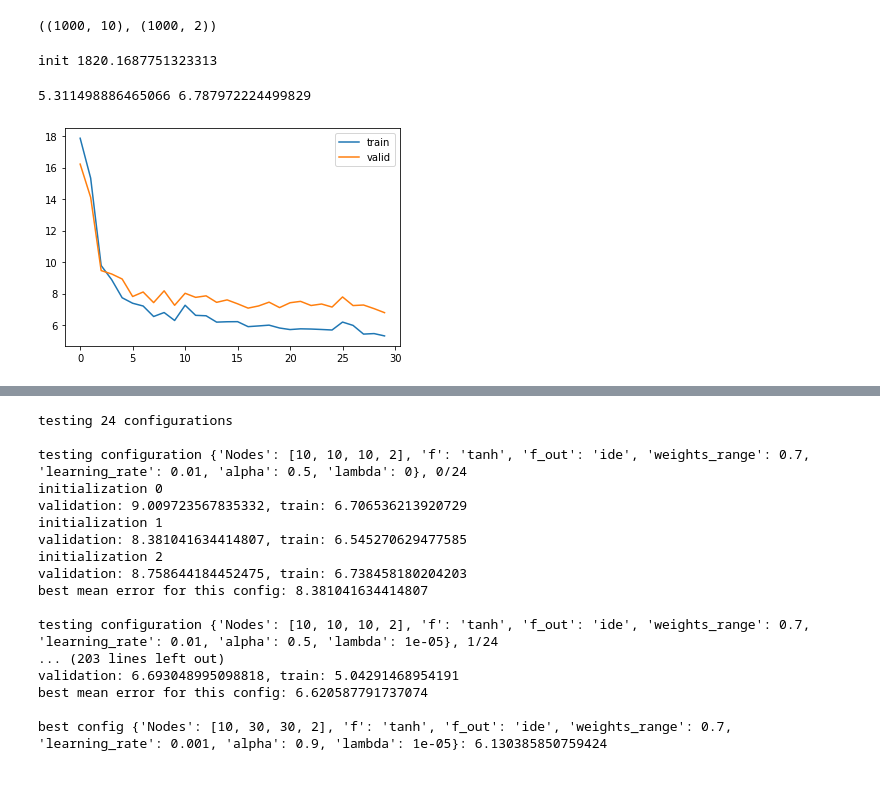
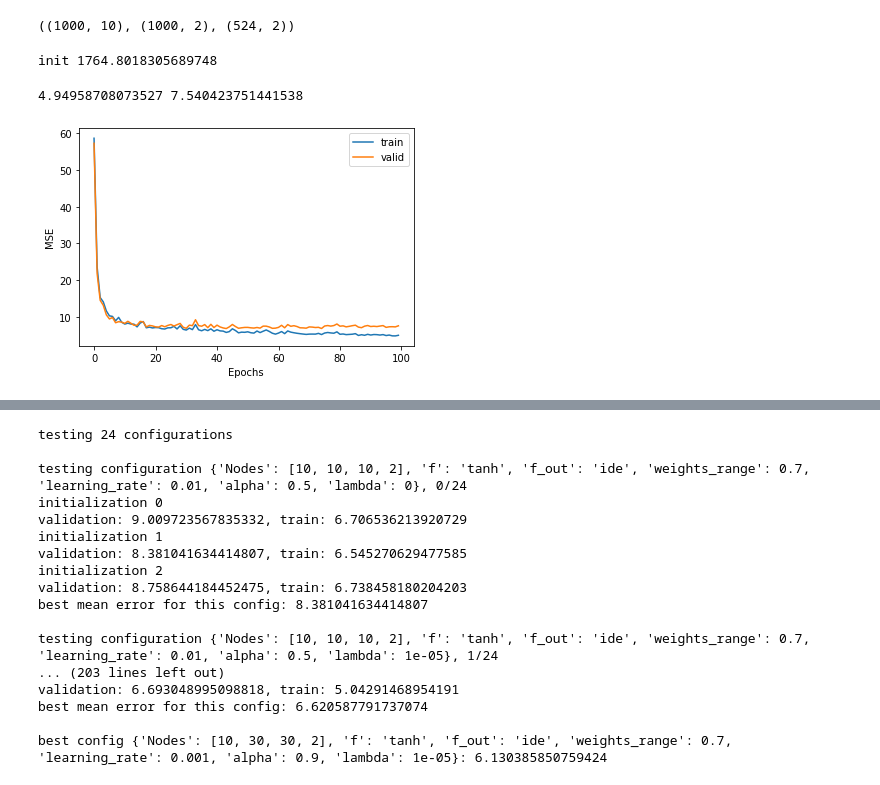
Before and after one commit to sd3ntato/ML-Project, a Jupyter notebook: CUP.ipynb, the cells around one changed output, grey strips where cells are left out. Drawn from its saved outputs; the diff is of its cells as text; code cells hidden in the pictures.

```diff
--- a/CUP.ipynb
+++ b/CUP.ipynb
@@ -6,7 +6,7 @@ from IPython.display import clear_output
 from MLP import *
 from gridSearch import *
 # %%
-data = pd.read_csv('cup/ML-CUP20-TR.csv',sep=',',index_col=0)
+data = pd.read_csv('cup/ML-CUP20-TR.csv',sep=',',header=None,index_col=0)
 data = data.to_numpy()
 
 sep=1000 #separator training set - validation set
@@ -15,29 +15,34 @@ ty = data[:sep,-2:]
 vx = data[sep:,:-2]
 vy = data[sep:,-2:]
 
-tx.shape, ty.shape
+tx.shape, ty.shape, vy.shape
 # %% [output]
-((1000, 10), (1000, 2))
+((1000, 10), (1000, 2), (524, 2))
 # %%
-n = MLP(  Nodes=[10,30,30,2], f='tanh', f_out='ide', w_range=.7)
+n = MLP(  Nodes=[10,60,30,2], f='tanh', f_out='ide')
 print('init', n.error(tx,ty))
 # %% [output]
-init 1820.1687751323313
+init 1764.8018305689748
 # %%
 # care: if bs is small it's better to use high measure_interval as the error tends to zig-zag
 n.train(tx, ty, 1e-02,
   a = 5e-01,
-  l = 1e-4,
-  max_epochs = 30,
-  tresh = .05,
+  l = 0,
+  max_epochs = 100,
+  tresh = .1,
   bs=30,
+  measure_interval=20,
   val_x= vx, val_y=vy )
 clear_output()
-
-plt.plot(n.train_history,label = 'train')
-plt.plot(n.valid_history,label = 'valid')
-plt.legend()
-print( n.error( tx , ty), n.error( vx , vy ) )
-# %% [output]
-5.311498886465066 6.787972224499829
-[figure, removed]
+# %%
+plt.plot(n.train_history,label = 'train')
+plt.plot(n.valid_history,label = 'valid')
+plt.legend()
+plt.ylabel('MSE')
+plt.xlabel('Epochs')
+print(n.train_history[-1],n.valid_history[-1])
+#plt.savefig('CUP_images/CUP.eps',format='eps')
+#n.save('CUP.net')
+# %% [output]
+4.94958708073527 7.540423751441538
+[figure, added]
```
Also changed, not shown: parts of 10 cells of this notebook, 8 other files.
